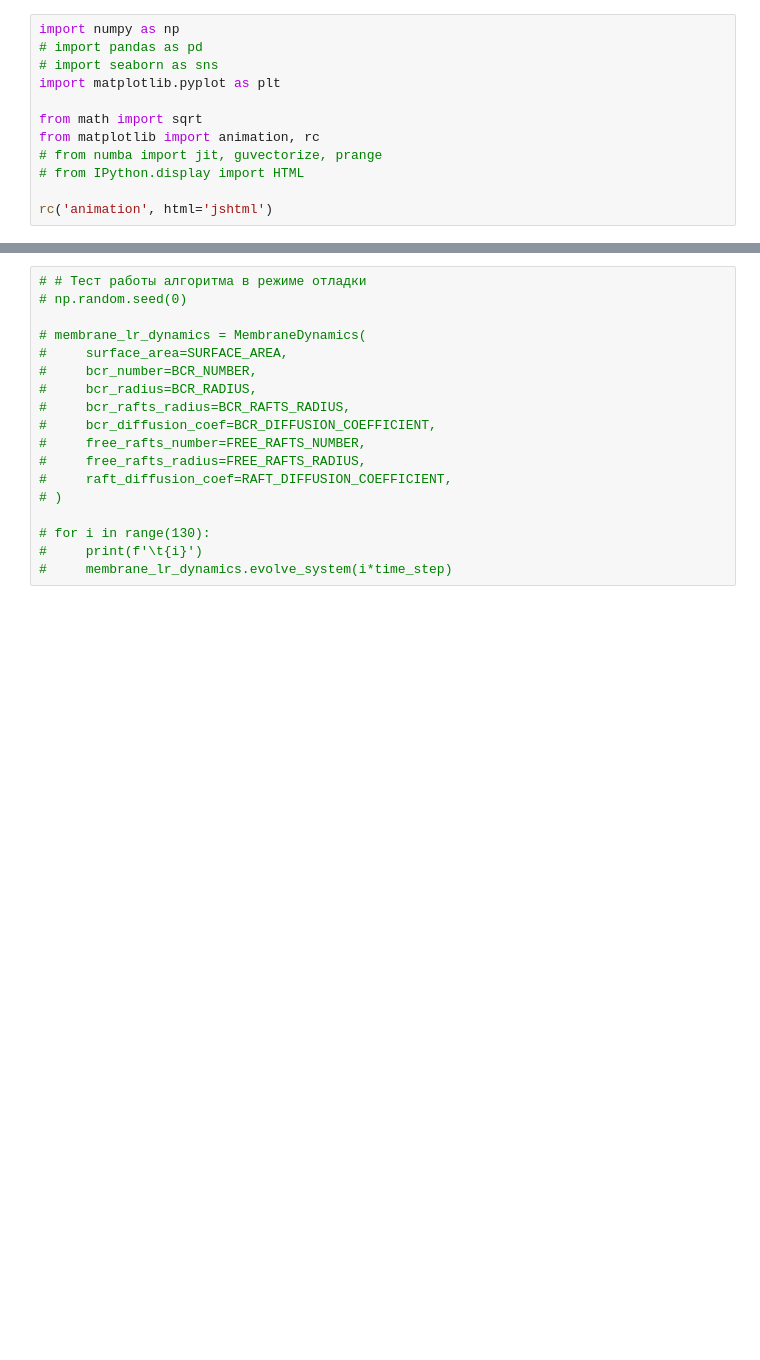
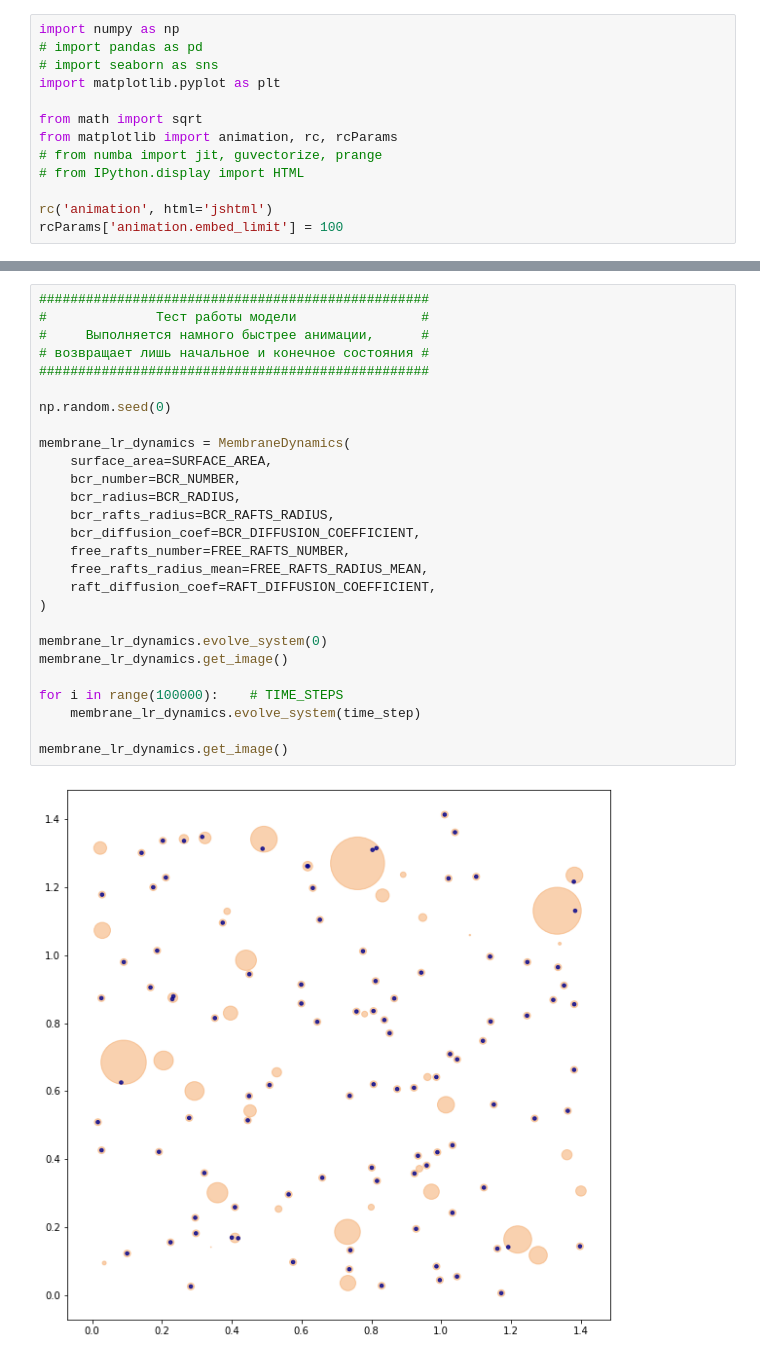
Before and after one commit to denis240997/BCR_Activation, a Jupyter notebook: Membrane_dynamics_model.ipynb, the cells around one changed output, grey strips where cells are left out. Cells and saved outputs as stored; diff of their text form; blank space fills up the shorter version.

```diff
--- a/Membrane_dynamics_model.ipynb
+++ b/Membrane_dynamics_model.ipynb
@@ -5,8 +5,9 @@ import numpy as np
 import matplotlib.pyplot as plt
 
 from math import sqrt
-from matplotlib import animation, rc
+from matplotlib import animation, rc, rcParams
 # from numba import jit, guvectorize, prange
 # from IPython.display import HTML
 
 rc('animation', html='jshtml')
+rcParams['animation.embed_limit'] = 100
@@ -158,18 +273,29 @@ class MembraneDynamics:
 # %%
-# # Тест работы алгоритма в режиме отладки
-# np.random.seed(0)
+##################################################
+#              Тест работы модели                #
+#     Выполняется намного быстрее анимации,      #
+# возвращает лишь начальное и конечное состояния #
+##################################################
 
-# membrane_lr_dynamics = MembraneDynamics(
-#     surface_area=SURFACE_AREA,
-#     bcr_number=BCR_NUMBER,
-#     bcr_radius=BCR_RADIUS,
-#     bcr_rafts_radius=BCR_RAFTS_RADIUS,
-#     bcr_diffusion_coef=BCR_DIFFUSION_COEFFICIENT,
-#     free_rafts_number=FREE_RAFTS_NUMBER,
-#     free_rafts_radius=FREE_RAFTS_RADIUS,
-#     raft_diffusion_coef=RAFT_DIFFUSION_COEFFICIENT,
-# )
+np.random.seed(0)
 
-# for i in range(130):
-#     print(f'\t{i}')
-#     membrane_lr_dynamics.evolve_system(i*time_step)
+membrane_lr_dynamics = MembraneDynamics(
+    surface_area=SURFACE_AREA,
+    bcr_number=BCR_NUMBER,
+    bcr_radius=BCR_RADIUS,
+    bcr_rafts_radius=BCR_RAFTS_RADIUS,
+    bcr_diffusion_coef=BCR_DIFFUSION_COEFFICIENT,
+    free_rafts_number=FREE_RAFTS_NUMBER,
+    free_rafts_radius_mean=FREE_RAFTS_RADIUS_MEAN,
+    raft_diffusion_coef=RAFT_DIFFUSION_COEFFICIENT,
+)
+
+membrane_lr_dynamics.evolve_system(0)
+membrane_lr_dynamics.get_image()
+
+for i in range(100000):    # TIME_STEPS
+    membrane_lr_dynamics.evolve_system(time_step)
+
+membrane_lr_dynamics.get_image()
+# %% [output]
+[figure, added]
```
Also changed, not shown: parts of 10 cells of this notebook.
